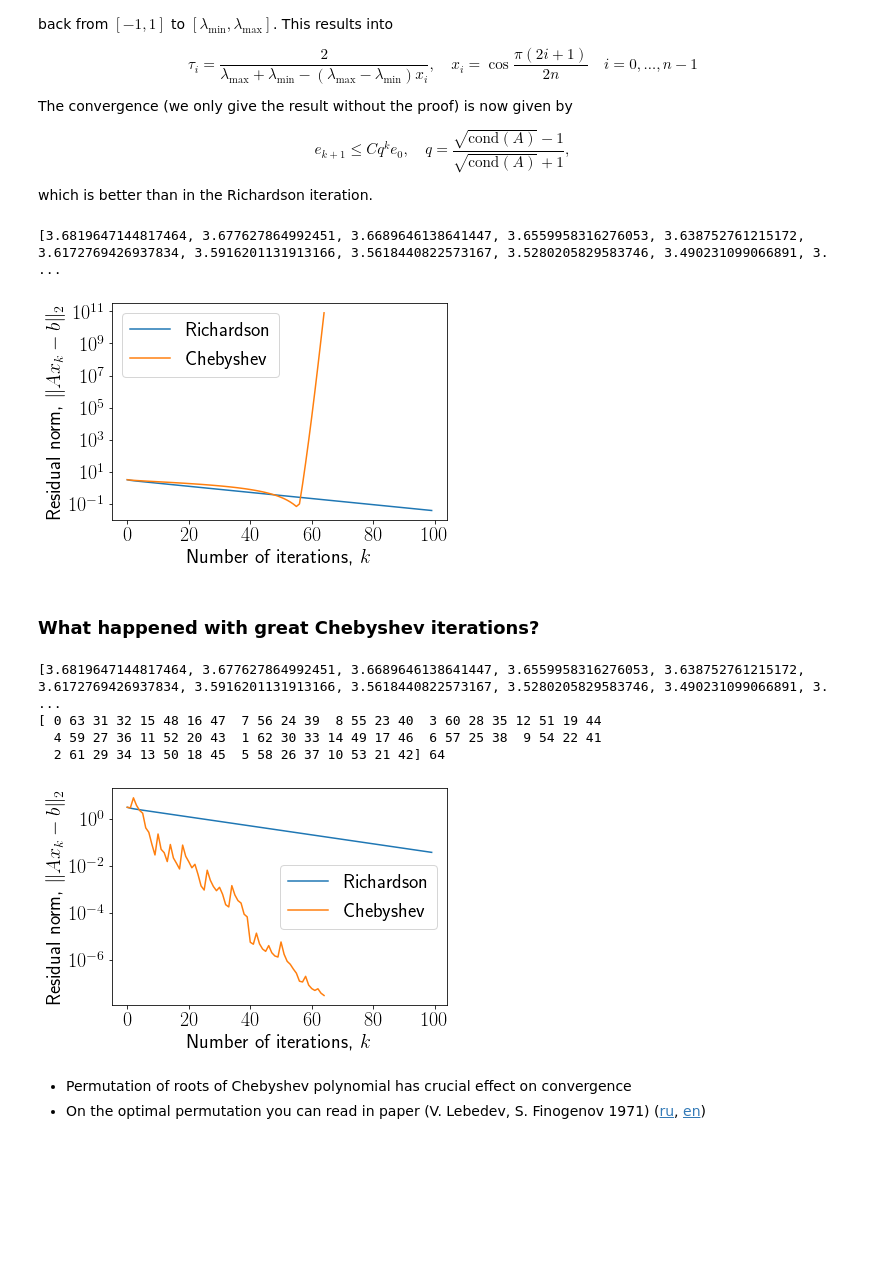
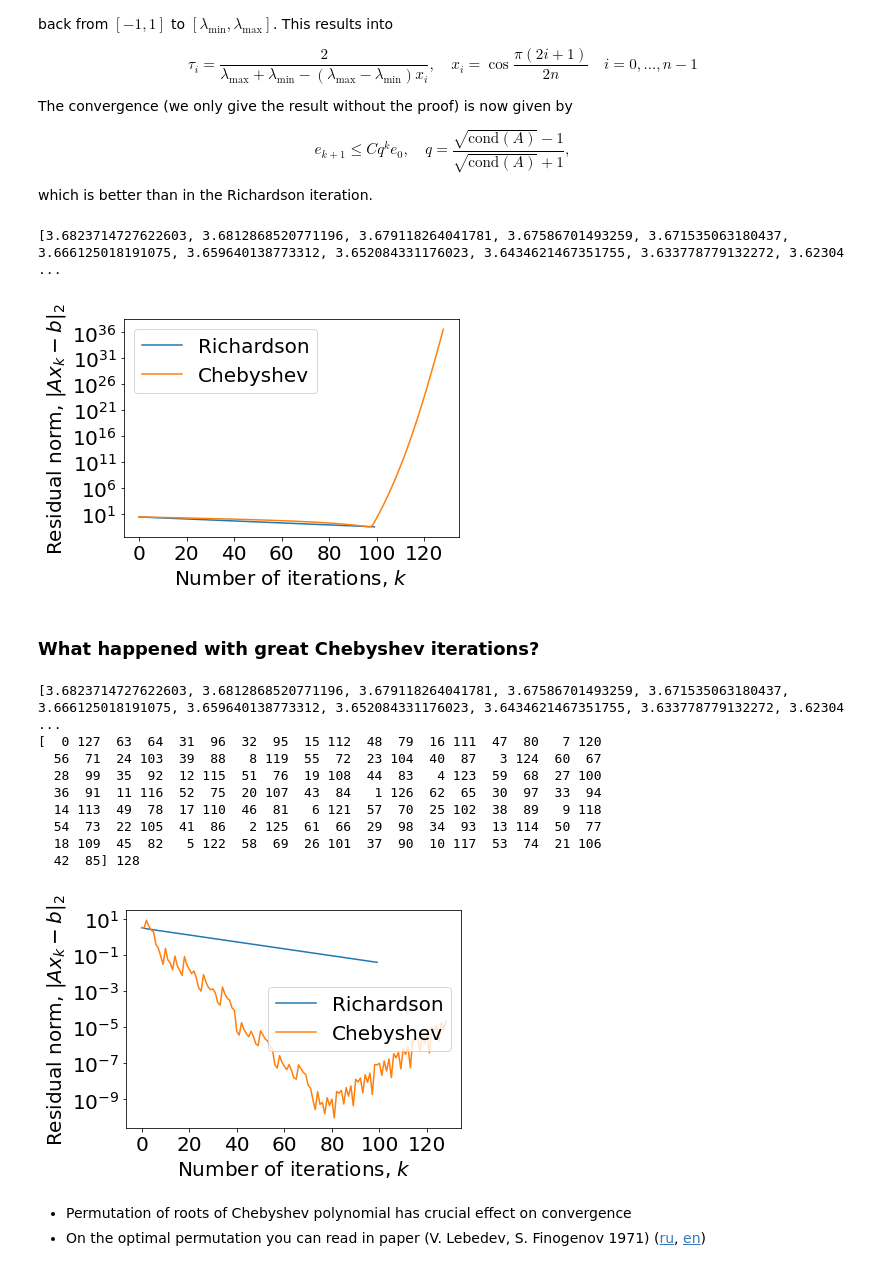
Before and after one commit to ArtemVergazov/nla2021, a Jupyter notebook: lectures/lecture11/lecture-11.ipynb, the cells around one changed output. Saved outputs shown, nothing was run; the diff lists cells and outputs as text; code cells hidden in the pictures; blank space fills up the shorter version.

```diff
--- a/lectures/lecture11/lecture-11.ipynb
+++ b/lectures/lecture11/lecture-11.ipynb
@@ -357,7 +357,7 @@ Let us do some demo...
 import numpy as np
 import matplotlib.pyplot as plt
 %matplotlib inline
-plt.rc("text", usetex=True)
+
 import scipy as sp
 import scipy.sparse
 import scipy.sparse.linalg as spla
@@ -617,40 +620,40 @@ import numpy as np
 import matplotlib.pyplot as plt
 
 A = sp.sparse.spdiags(np.vstack((-ex,  2*ex, -ex)), [-1, 0, 1], n, n, 'csr');
 rhs = np.ones(n)
 ev1, vec = spla.eigsh(A, k=2, which='LA')
 ev2, vec = spla.eigsh(A, k=2, which='SA')
 lam_max = ev1[0]
 lam_min = ev2[0]
 
-niters = 64
+niters = 128
 roots = [np.cos((np.pi * (2 * i + 1)) / (2 * niters)) for i in range(niters)]
 taus = [(lam_max + lam_min - (lam_min - lam_max) * r) / 2 for r in roots]
 x = np.zeros(n)
 r = A.dot(x) - rhs
 res_cheb = [np.linalg.norm(r)]
 
 print(taus)
 
 for i in range(niters):
     x = x - 1.0 / taus[i] * r
     r = A.dot(x) - rhs
     res_cheb.append(np.linalg.norm(r))
 
 plt.semilogy(res_richardson, label="Richardson")
 plt.semilogy(res_cheb, label="Chebyshev")
 plt.legend(fontsize=20)
 plt.xlabel("Number of iterations, $k$", fontsize=20)
 plt.ylabel("Residual norm, $\|Ax_k - b\|_2$", fontsize=20)
 plt.xticks(fontsize=20)
 _ = plt.yticks(fontsize=20)
 # %% [output]
-[3.6819647144817464, 3.677627864992451, 3.6689646138641447, 3.6559958316276053, 3.638752761215172, 3.6172769426937834, 3.5916201131913166, 3.5618440822573167, 3.5280205829583746, 3.490231099066891, 3. ...
+[3.6823714727622603, 3.6812868520771196, 3.679118264041781, 3.67586701493259, 3.671535063180437, 3.666125018191075, 3.659640138773312, 3.652084331176023, 3.6434621467351755, 3.633778779132272, 3.62304 ...
-[figure, old version]
+[figure, new version]
 # %% [markdown]
 ### What happened with great Chebyshev iterations?
 # %%
-niters = 64
+niters = 128
 roots = [np.cos((np.pi * (2 * i + 1)) / (2 * niters)) for i in range(niters)]
 taus = [(lam_max + lam_min - (lam_min - lam_max) * r) / 2 for r in roots]
 x = np.zeros(n)
@@ -687,11 +690,16 @@ plt.ylabel("Residual norm, $\|Ax_k - b\|_2$", fontsize=20)
 plt.xticks(fontsize=20)
 _ = plt.yticks(fontsize=20)
 # %% [output]
-[3.6819647144817464, 3.677627864992451, 3.6689646138641447, 3.6559958316276053, 3.638752761215172, 3.6172769426937834, 3.5916201131913166, 3.5618440822573167, 3.5280205829583746, 3.490231099066891, 3. ...
-[ 0 63 31 32 15 48 16 47  7 56 24 39  8 55 23 40  3 60 28 35 12 51 19 44
-  4 59 27 36 11 52 20 43  1 62 30 33 14 49 17 46  6 57 25 38  9 54 22 41
-  2 61 29 34 13 50 18 45  5 58 26 37 10 53 21 42] 64
+[3.6823714727622603, 3.6812868520771196, 3.679118264041781, 3.67586701493259, 3.671535063180437, 3.666125018191075, 3.659640138773312, 3.652084331176023, 3.6434621467351755, 3.633778779132272, 3.62304 ...
+[  0 127  63  64  31  96  32  95  15 112  48  79  16 111  47  80   7 120
+  56  71  24 103  39  88   8 119  55  72  23 104  40  87   3 124  60  67
+  28  99  35  92  12 115  51  76  19 108  44  83   4 123  59  68  27 100
+  36  91  11 116  52  75  20 107  43  84   1 126  62  65  30  97  33  94
+  14 113  49  78  17 110  46  81   6 121  57  70  25 102  38  89   9 118
+  54  73  22 105  41  86   2 125  61  66  29  98  34  93  13 114  50  77
+  18 109  45  82   5 122  58  69  26 101  37  90  10 117  53  74  21 106
+  42  85] 128
-[figure, old version]
+[figure, new version]
 # %% [markdown]
 - Permutation of roots of Chebyshev polynomial has crucial effect on convergence
 - On the optimal permutation you can read in paper (V. Lebedev, S. Finogenov 1971)  ([ru](http://www.mathnet.ru/links/42ab1a270ad179d43359ef8fab53422c/zvmmf6870.pdf), [en](https://www.sciencedirect.com/science/article/abs/pii/0041555371901698?via%3Dihub))
```
Also changed, not shown: parts of 9 cells of this notebook, 7 other files.
